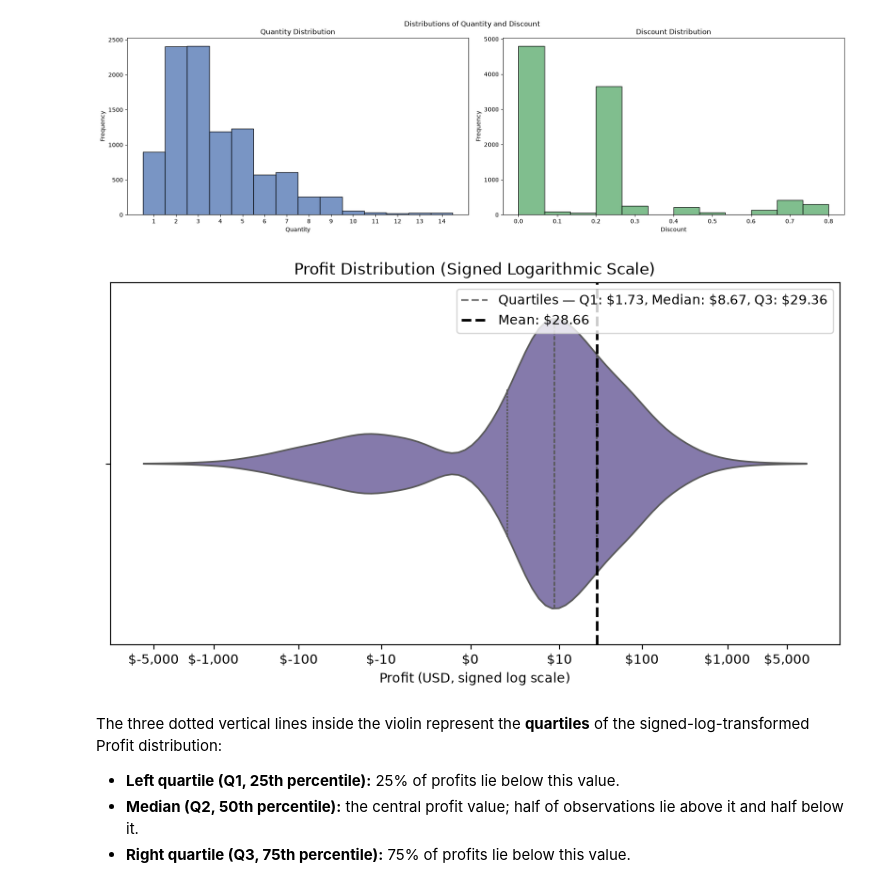
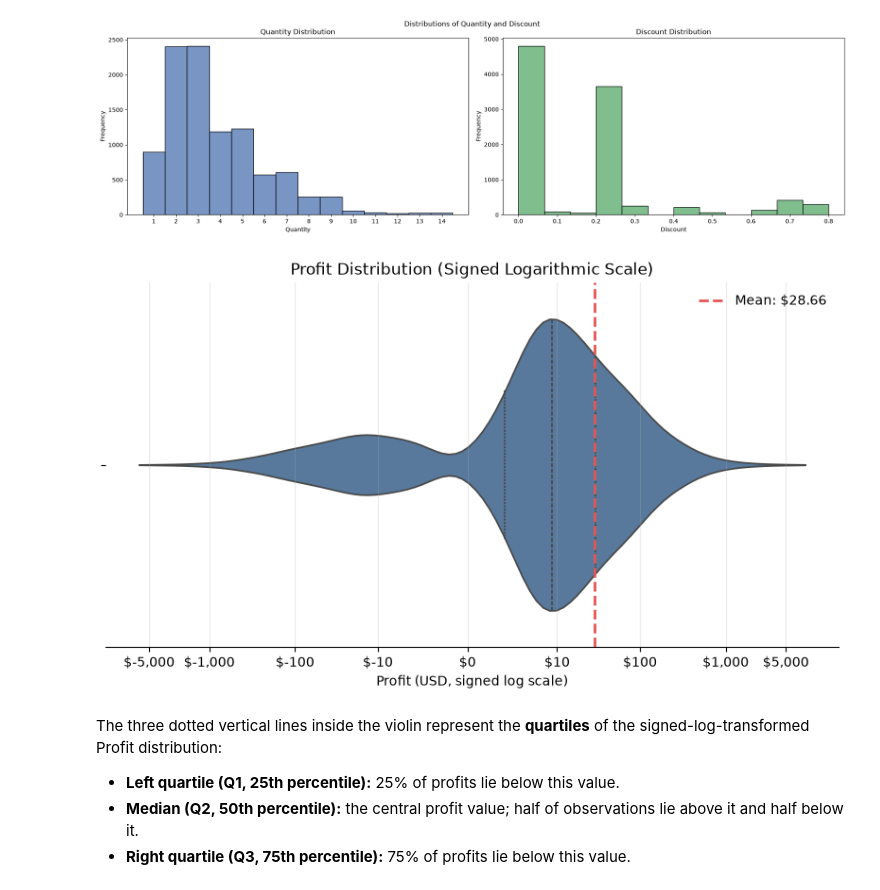
Before and after one commit to nhasbun/lse_fiuba_analisis_datos_ti2, a Jupyter notebook: app.ipynb, the cells around one changed output. Drawn from its saved outputs; the diff is of its cells as text; code cells hidden in the pictures.

Commit message:
docs: improve profit distribution visualization in Jupyter Notebook

```diff
--- a/app.ipynb
+++ b/app.ipynb
@@ -229,56 +228,36 @@ plt.show()
 Plotted observations: {'Quantity': 9994, 'Discount': 9994}
 [figure]
 # %%
-# Corrected signed-log Profit violin plot
-profit_scaled = np.sign(df["Profit"]) * np.log1p(df["Profit"].abs())
+profit = df["Profit"].dropna()
+profit_signed_log = np.sign(profit) * np.log1p(profit.abs())
+mean_profit = profit.mean()
+tick_values = np.array([-5_000, -1_000, -100, -10, 0, 10, 100, 1_000, 5_000])
+tick_values = tick_values[(profit.min() <= tick_values) & (tick_values <= profit.max())]
+
 fig, ax = plt.subplots(figsize=(10, 5))
-quartiles = df["Profit"].quantile([0.25, 0.50, 0.75])
-sns.violinplot(x=profit_scaled, ax=ax, color="#8172B3", inner="quartile", cut=0)
-
-# Showing the average
-mean_profit = df["Profit"].mean()
-mean_profit_scaled = np.sign(mean_profit) * np.log1p(abs(mean_profit))
+sns.violinplot(
+    x=profit_signed_log, ax=ax, color="#4C78A8", inner="quartile", cut=0, linewidth=1.25
+)
 ax.axvline(
-    mean_profit_scaled,
-    color="black",
+    np.sign(mean_profit) * np.log1p(abs(mean_profit)),
+    color="#E45756",
     linestyle="--",
     linewidth=2,
+    label=f"Mean: ${mean_profit:,.2f}",
 )
-
-legend_handles = [
-    Line2D(
-        [0], [0],
-        color="gray",
-        linewidth=1.5,
-        linestyle="--",
-        label=(
-            f"Quartiles — "
-            f"Q1: ${quartiles.loc[0.25]:,.2f}, "
-            f"Median: ${quartiles.loc[0.50]:,.2f}, "
-            f"Q3: ${quartiles.loc[0.75]:,.2f}"
-        ),
-    ),
-    Line2D(
-        [0], [0],
-        color="black",
-        linewidth=2,
-        linestyle="--",
-        label=f"Mean: ${mean_profit:,.2f}",
-    ),
-]
-
-ax.legend(handles=legend_handles, loc="upper right")
-
-tick_values = np.array([-5000, -1000, -100, -10, 0, 10, 100, 1000, 5000])
-tick_values = tick_values[(tick_values >= df["Profit"].min()) & (tick_values <= df["Profit"].max())]
-ax.set_xticks(np.sign(tick_values) * np.log1p(np.abs(tick_values)))
-ax.set_xticklabels([f"${value:,.0f}" for value in tick_values])
-ax.set_title("Profit Distribution (Signed Logarithmic Scale)")
-ax.set_ylabel("")
-ax.set_xlabel("Profit (USD, signed log scale)")
+ax.set(
+    title="Profit Distribution (Signed Logarithmic Scale)",
+    xlabel="Profit (USD, signed log scale)",
+    ylabel="",
+    xticks=np.sign(tick_values) * np.log1p(np.abs(tick_values)),
+    xticklabels=[f"${value:,.0f}" for value in tick_values],
+)
+ax.grid(axis="x", alpha=0.25)
+ax.legend(frameon=False)
+sns.despine(left=True)
 plt.show()
 # %% [output]
-[figure, old version]
+[figure, new version]
 # %% [markdown]
 The three dotted vertical lines inside the violin represent the **quartiles** of the signed-log-transformed Profit distribution:
 
```
Also changed, not shown: parts of 5 cells of this notebook.
